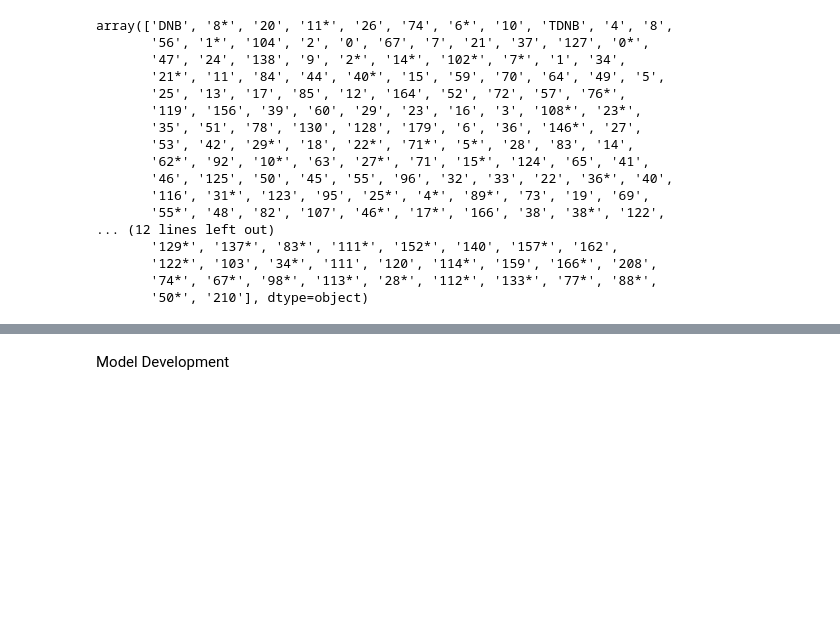
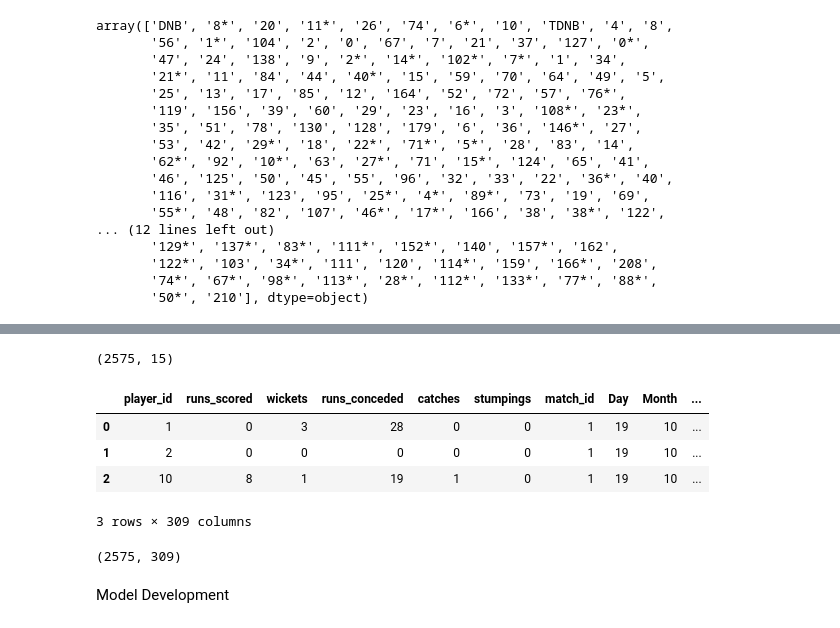
Before and after one commit to Gallo13/AnalyticsVidhya-CricketHackathon, a Jupyter notebook: AV - Cricket Score Predictor.ipynb, the cells around one changed output, grey strips where cells are left out. Cells and saved outputs as stored; diff of their text form; code cells hidden in the pictures; blank space fills up the shorter version.

```diff
--- a/AV - Cricket Score Predictor.ipynb
+++ b/AV - Cricket Score Predictor.ipynb
@@ -223,0 +291,4 @@ dtype: bool
+# %%
+# Replacing - data with 0
+df['catches'] = df['catches'].str.replace('-','0', regex=True)
+df['catches'].unique()
@@ -223,0 +301,4 @@ dtype: bool
+# %%
+# Replacing - data with 0
+df['stumpings'] = df['stumpings'].str.replace('-','0', regex=True)
+df['stumpings'].unique()
@@ -223,0 +327,4 @@ dtype: bool
+# %%
+# Replacing - data with 0
+df['opposition'] = df['opposition'].str.replace('v ','', regex=True)
+df['opposition'].unique()
@@ -223,0 +368,6 @@ dtype: bool
+# %%
+df['runs_scored'] = df['runs_scored'].astype(str).astype(int)
+df['wickets'] = df['wickets'].astype(str).astype(int)
+df['runs_conceded'] = df['runs_conceded'].astype(str).astype(int)
+df['catches'] = df['catches'].astype(str).astype(int)
+df['stumpings'] = df['stumpings'].astype(str).astype(int)
@@ -224,2 +394,23 @@ dtype: bool
+# %%
+df.shape
+# %% [output]
+(2575, 15)
+# %%
+# One Hot Encoder
+
+# Convert categorical features using OHE
+df = pd.get_dummies(data=df, columns=['player_name', 'opposition'])
+
+df.head(3)
+# %% [output]
+|  | player_id | runs_scored | wickets | runs_conceded | catches | stumpings | match_id | Day | Month | ... |
+| 0 | 1 | 0 | 3 | 28 | 0 | 0 | 1 | 19 | 10 | ... |
+| 1 | 2 | 0 | 0 | 0 | 0 | 0 | 1 | 19 | 10 | ... |
+| 2 | 10 | 8 | 1 | 19 | 1 | 0 | 1 | 19 | 10 | ... |
+3 rows × 309 columns
+# %%
+df.shape
+# %% [output]
+(2575, 309)
 # %% [markdown]
 Model Development
```
Also changed, not shown: parts of 28 cells of this notebook.
